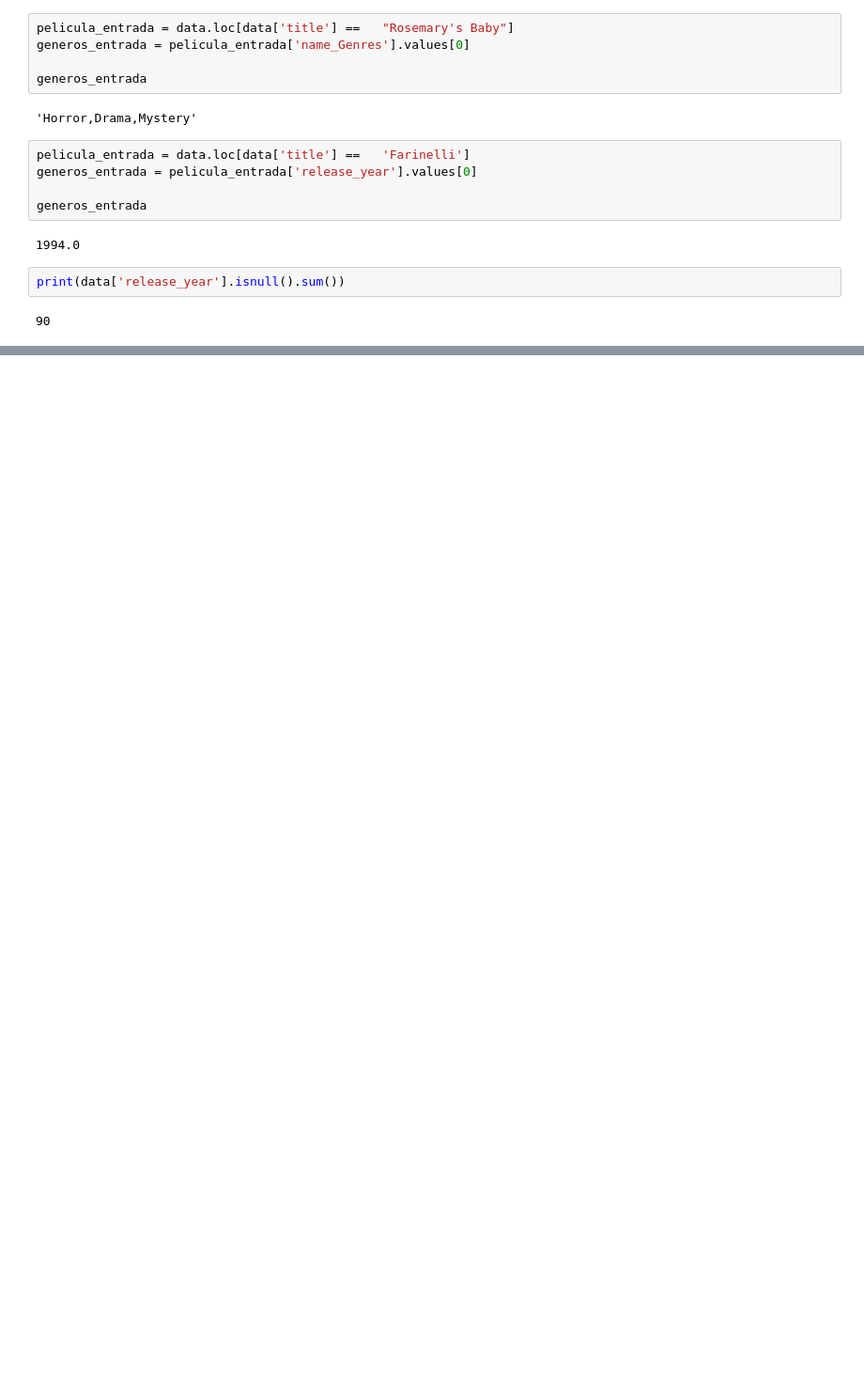
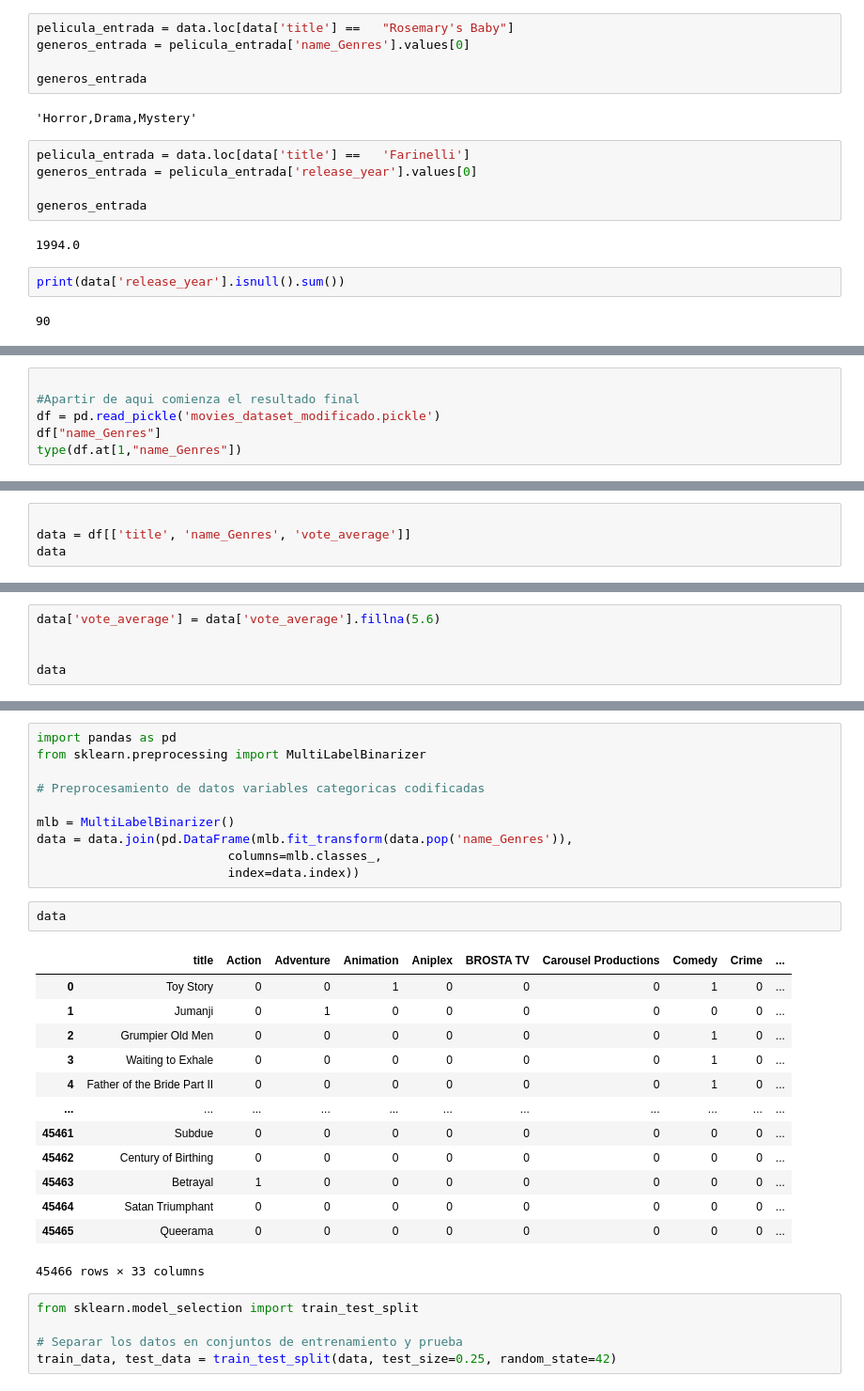
Before and after one commit to brutbahia/lab1, a Jupyter notebook: ML.ipynb, the cells around one changed output, grey strips where cells are left out. Shown: that part at 94% size. Saved outputs shown, nothing was run; the diff lists cells and outputs as text; blank space fills up the shorter version.

```diff
--- a/ML.ipynb
+++ b/ML.ipynb
@@ -92,0 +172,6 @@ print(data['release_year'].isnull().sum())
+# %%
+
+#Apartir de aqui comienza el resultado final
+df = pd.read_pickle('movies_dataset_modificado.pickle')
+df["name_Genres"]
+type(df.at[1,"name_Genres"])
@@ -92,0 +180,4 @@ print(data['release_year'].isnull().sum())
+# %%
+
+data = df[['title', 'name_Genres', 'vote_average']]
+data
@@ -92,0 +198,5 @@ print(data['release_year'].isnull().sum())
+# %%
+data['vote_average'] = data['vote_average'].fillna(5.6)
+
+
+data
@@ -92,0 +222,31 @@ print(data['release_year'].isnull().sum())
+# %%
+import pandas as pd
+from sklearn.preprocessing import MultiLabelBinarizer
+
+# Preprocesamiento de datos variables categoricas codificadas
+
+mlb = MultiLabelBinarizer()
+data = data.join(pd.DataFrame(mlb.fit_transform(data.pop('name_Genres')),
+                          columns=mlb.classes_,
+                          index=data.index))
+# %%
+data
+# %% [output]
+|  | title | Action | Adventure | Animation | Aniplex | BROSTA TV | Carousel Productions | Comedy | Crime | ... |
+| 0 | Toy Story | 0 | 0 | 1 | 0 | 0 | 0 | 1 | 0 | ... |
+| 1 | Jumanji | 0 | 1 | 0 | 0 | 0 | 0 | 0 | 0 | ... |
+| 2 | Grumpier Old Men | 0 | 0 | 0 | 0 | 0 | 0 | 1 | 0 | ... |
+| 3 | Waiting to Exhale | 0 | 0 | 0 | 0 | 0 | 0 | 1 | 0 | ... |
+| 4 | Father of the Bride Part II | 0 | 0 | 0 | 0 | 0 | 0 | 1 | 0 | ... |
+| ... | ... | ... | ... | ... | ... | ... | ... | ... | ... | ... |
+| 45461 | Subdue | 0 | 0 | 0 | 0 | 0 | 0 | 0 | 0 | ... |
+| 45462 | Century of Birthing | 0 | 0 | 0 | 0 | 0 | 0 | 0 | 0 | ... |
+| 45463 | Betrayal | 1 | 0 | 0 | 0 | 0 | 0 | 0 | 0 | ... |
+| 45464 | Satan Triumphant | 0 | 0 | 0 | 0 | 0 | 0 | 0 | 0 | ... |
+| 45465 | Queerama | 0 | 0 | 0 | 0 | 0 | 0 | 0 | 0 | ... |
+45466 rows × 33 columns
+# %%
+from sklearn.model_selection import train_test_split
+
+# Separar los datos en conjuntos de entrenamiento y prueba
+train_data, test_data = train_test_split(data, test_size=0.25, random_state=42)
```
Also changed, not shown: parts of 17 cells of this notebook, 6 other files.
